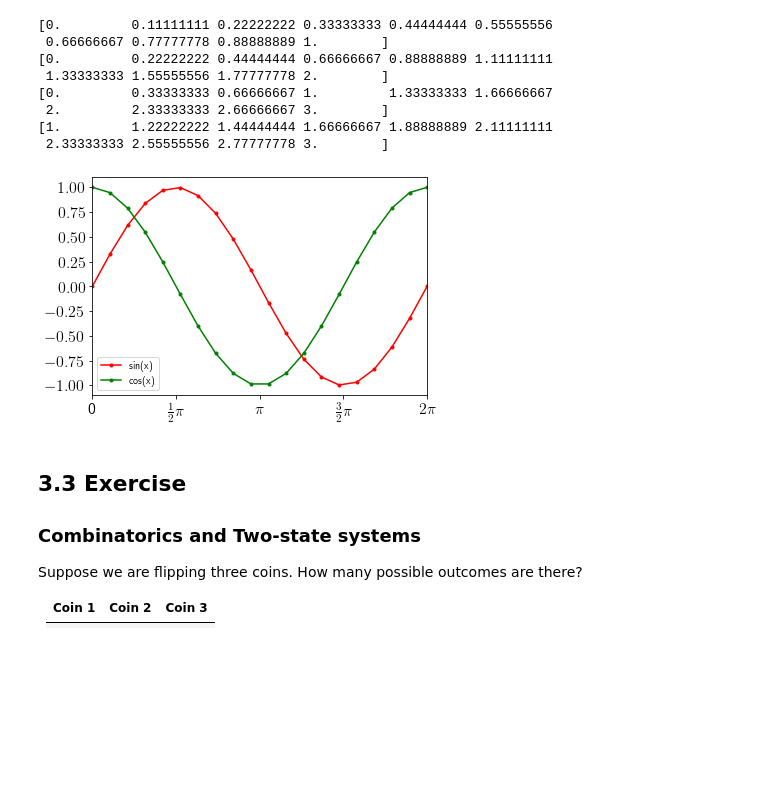
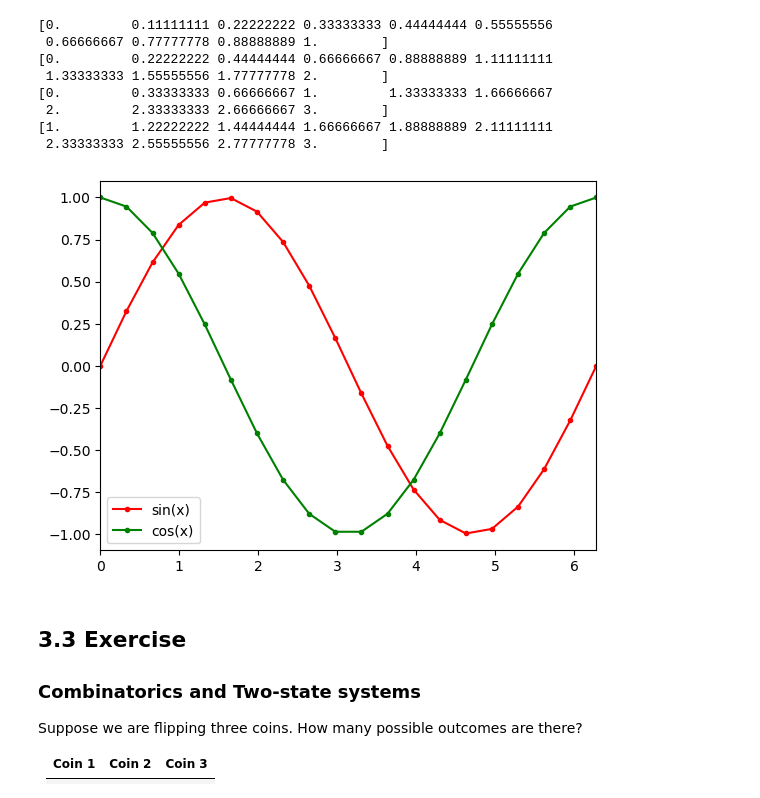
Before and after one commit to MaterSim/ComputationalMethods, a Jupyter notebook: Lectures/Lec_03_Python_library.ipynb, the cells around one changed output. Cells and saved outputs as stored; diff of their text form; code cells hidden in the pictures; blank space fills up the shorter version.

```diff
--- a/Lectures/Lec_03_Python_library.ipynb
+++ b/Lectures/Lec_03_Python_library.ipynb
@@ -187,29 +187,23 @@ print(1+b)
 # %%
 import numpy as np
 import matplotlib.pyplot as plt
-plt.rcParams['text.usetex'] = True
 
 x = np.linspace(0, 2*np.pi, 20)
 y = np.sin(x)
 y1 = np.cos(x)
 plt.plot(x, y, '.-r', label='sin(x)')
 plt.plot(x, y1, '.-g', label='cos(x)')
 
 #plt.semilogx(x, y, 'dr')
 #plt.loglog(x,y,'dr')
 #plt.xlabel('x')
 #plt.ylabel('y')
 plt.legend()
 plt.xlim([0, 2*np.pi])
 
-#how to make it, add label/title/lengend, set the range
-plt.xticks(np.linspace(0, 2*np.pi, 5),
-           ['0', r'$\frac{1}{2}\pi$', '$\pi$', r'$\frac{3}{2}\pi$', r'$2\pi$'],
-           fontsize=16)  # Set text labels.
-plt.yticks(fontsize=16)
 plt.show()
 # %% [output]
-[figure, old version]
+[figure, new version]
 # %% [markdown]
 ## 3.3 Exercise
 ### Combinatorics and Two-state systems
```
